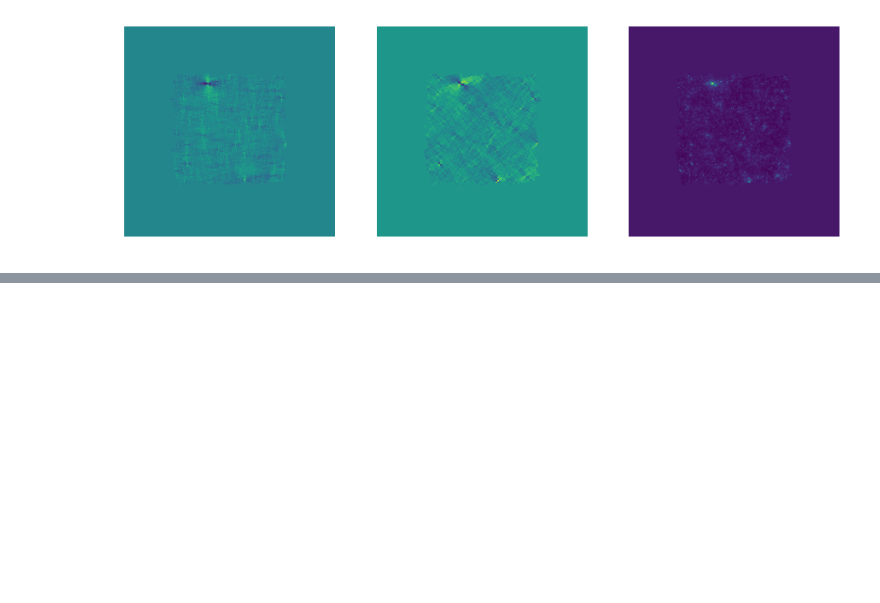
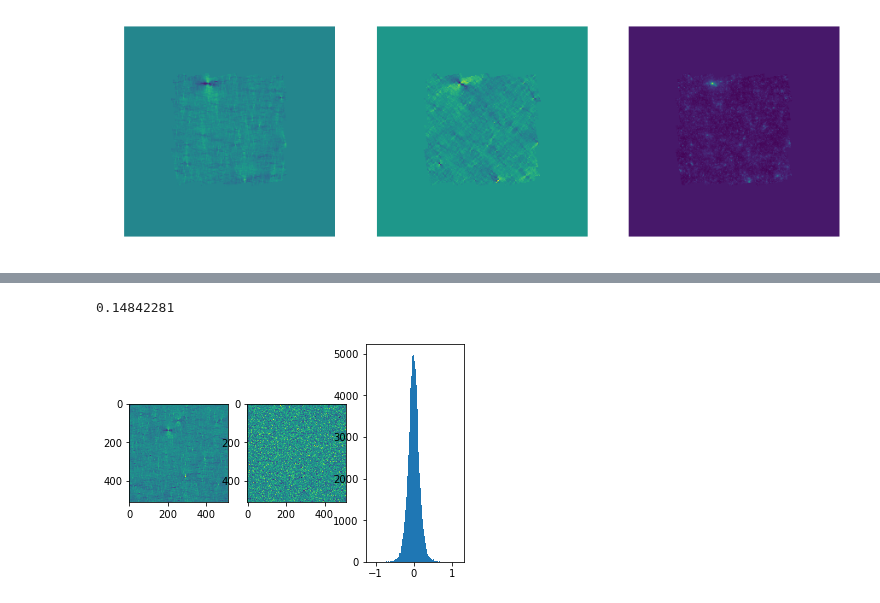
Before and after one commit to CosmoStat/jax-lensing, a Jupyter notebook: notebooks/KappaTNG_COSMOS_emulation.ipynb, the cells around one changed output, grey strips where cells are left out. Saved outputs shown, nothing was run; the diff lists cells and outputs as text; code cells hidden in the pictures; blank space fills up the shorter version.

```diff
--- a/notebooks/KappaTNG_COSMOS_emulation.ipynb
+++ b/notebooks/KappaTNG_COSMOS_emulation.ipynb
@@ -91,3 +97,5 @@ effective noise per pixel and components: 0.07745966692414834
+# %%
+sigma_noise = 0.148 # We have a noise of 0.148
 # %%
 # And, last but not least, we can also include reduced shear
 g1 = e1 / (1 - k)
@@ -103,3 +103,16 @@ imshow(g1 + sigma_noise*randn(512,512))
+# %%
+subplot(131)
+imshow(e1)
+subplot(132)
+imshow(g1 + sigma_noise*randn(512,512))
+subplot(133)
+mock_cosmo_e1 = mask*(g1 + sigma_noise*randn(512,512))
+m = cosmos_e1 == 0
+hist(cosmos_e1[~m], 100);
+print(jnp.std(cosmos_e1[~m]))
+# %% [output]
+0.14842281
+[figure, added]
 # %%
 # We can save for testing this map with added noise
 fits.writeto('../data/ktng/ktng_cosmos_kappa.fits',k)
```
Also changed, not shown: parts of 4 cells of this notebook.
